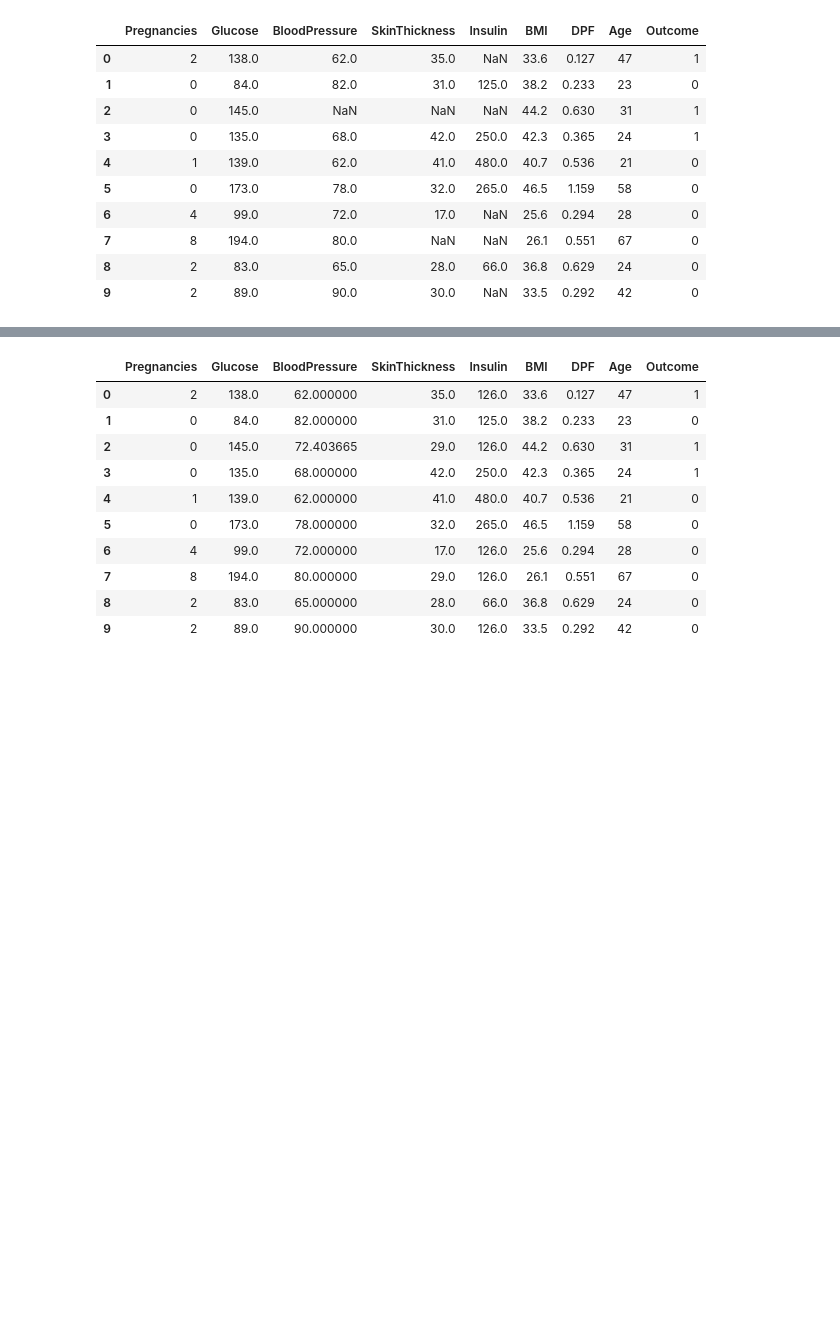
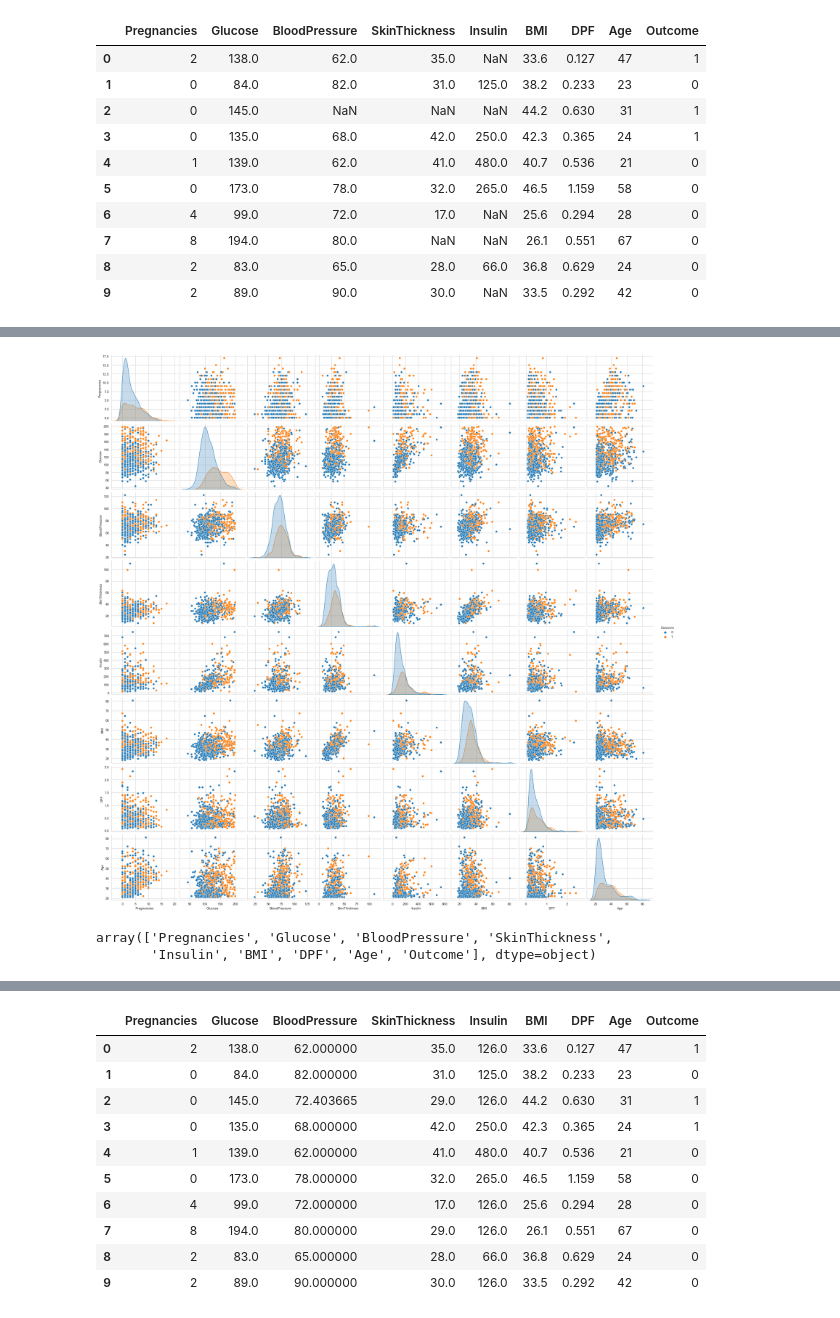
Before and after one commit to sidd162/Diabetes_Prediction, a Jupyter notebook: Diabetes_Prediction.ipynb, the cells around one changed output, grey strips where cells are left out. Drawn from its saved outputs; the diff is of its cells as text; code cells hidden in the pictures; blank space fills up the shorter version.

```diff
--- a/Diabetes_Prediction.ipynb
+++ b/Diabetes_Prediction.ipynb
@@ -43,0 +205,11 @@ df_copy.head(10)
+# %%
+sns.set_style("whitegrid");
+sns.pairplot(df_copy, hue="Outcome", size=3);
+plt.show()
+# %% [output]
+[figure, added]
+# %%
+df.columns.values
+# %% [output]
+array(['Pregnancies', 'Glucose', 'BloodPressure', 'SkinThickness',
+       'Insulin', 'BMI', 'DPF', 'Age', 'Outcome'], dtype=object)
```
Also changed, not shown: parts of 21 cells of this notebook.
